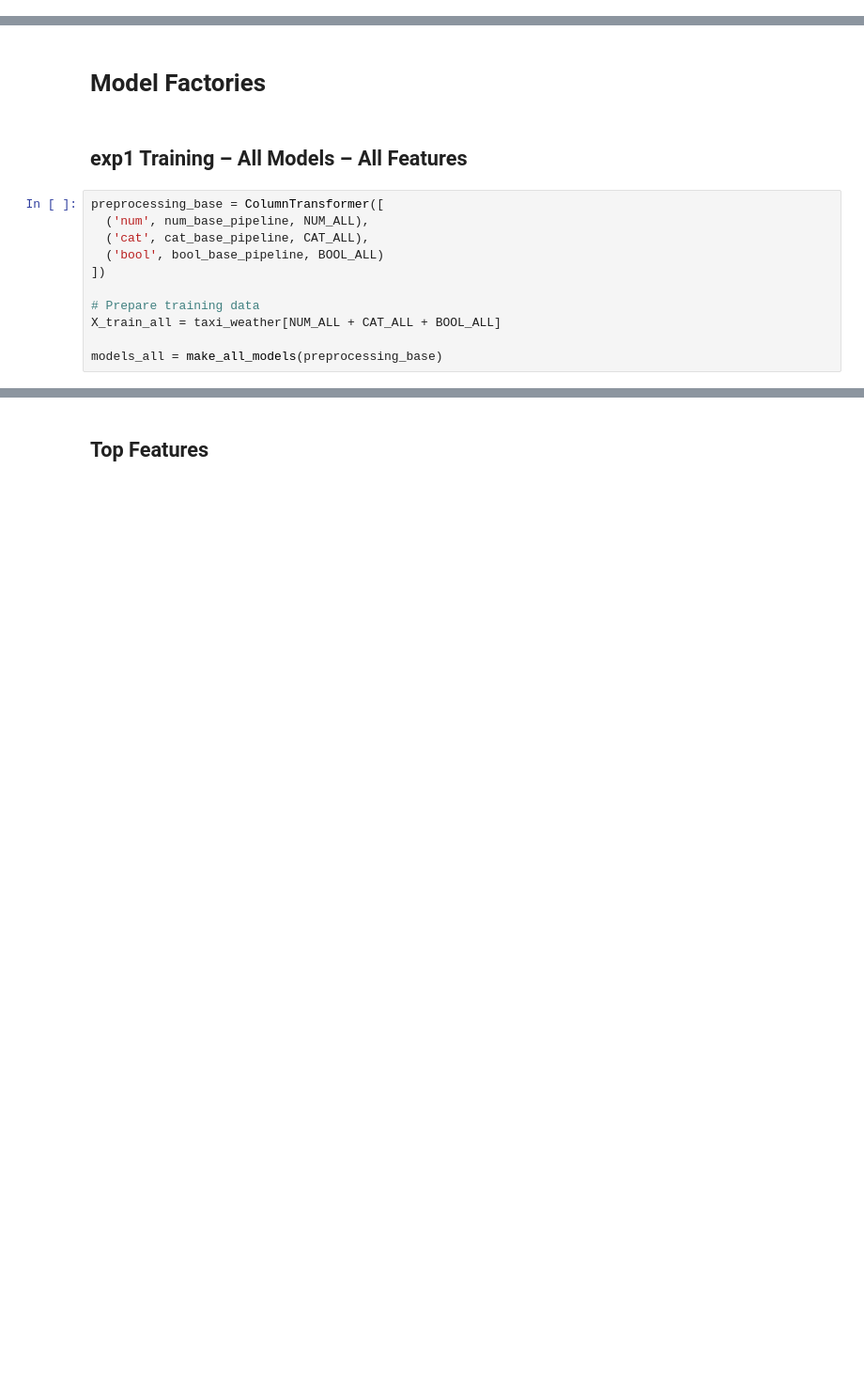
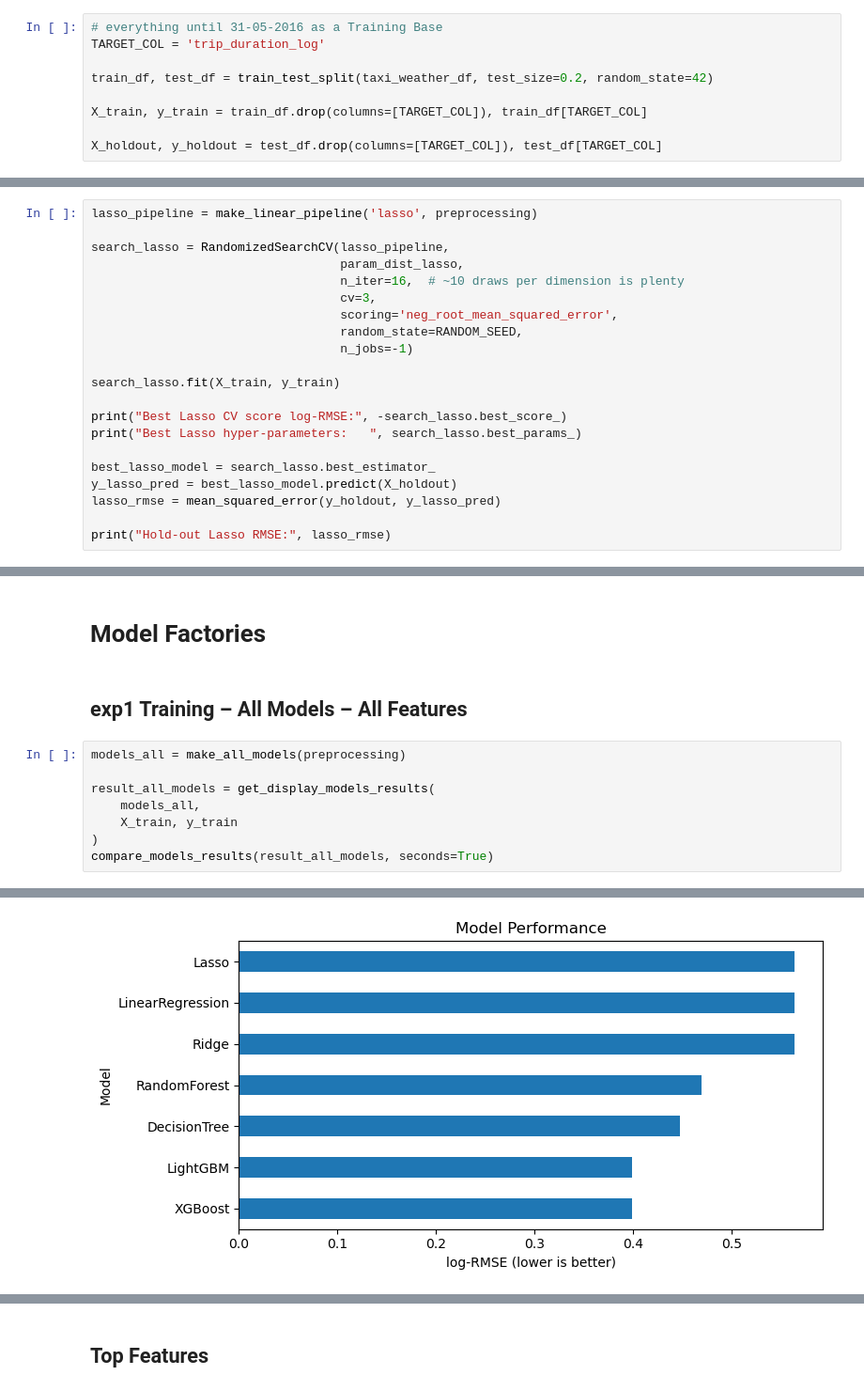
Before and after one commit to Wendo99/NYC-Taxi-Trip-Duration, a Jupyter notebook: notebooks/modelling.ipynb, the cells around one changed output, grey strips where cells are left out. Shown: that part at 94% size. Drawn from its saved outputs; the diff is of its cells as text; blank space fills up the shorter version.

Commit message:
hyper evaluation

```diff
--- a/notebooks/modelling.ipynb
+++ b/notebooks/modelling.ipynb
@@ -66,0 +44,9 @@ y_train = taxi_weather_labels['trip_duration_log']
+# %%
+# everything until 31-05-2016 as a Training Base
+TARGET_COL = 'trip_duration_log'
+
+train_df, test_df = train_test_split(taxi_weather_df, test_size=0.2, random_state=42)
+
+X_train, y_train = train_df.drop(columns=[TARGET_COL]), train_df[TARGET_COL]
+
+X_holdout, y_holdout = test_df.drop(columns=[TARGET_COL]), test_df[TARGET_COL]
@@ -66,0 +246,21 @@ y_train = taxi_weather_labels['trip_duration_log']
+# %%
+lasso_pipeline = make_linear_pipeline('lasso', preprocessing)
+
+search_lasso = RandomizedSearchCV(lasso_pipeline,
+                                  param_dist_lasso,
+                                  n_iter=16,  # ~10 draws per dimension is plenty
+                                  cv=3,
+                                  scoring='neg_root_mean_squared_error',
+                                  random_state=RANDOM_SEED,
+                                  n_jobs=-1)
+
+search_lasso.fit(X_train, y_train)
+
+print("Best Lasso CV score log-RMSE:", -search_lasso.best_score_)
+print("Best Lasso hyper-parameters:   ", search_lasso.best_params_)
+
+best_lasso_model = search_lasso.best_estimator_
+y_lasso_pred = best_lasso_model.predict(X_holdout)
+lasso_rmse = mean_squared_error(y_holdout, y_lasso_pred)
+
+print("Hold-out Lasso RMSE:", lasso_rmse)
@@ -69,13 +613,11 @@ y_train = taxi_weather_labels['trip_duration_log']
 # %% [markdown]
 ## exp1 Training – All Models – All Features
 # %%
-preprocessing_base = ColumnTransformer([
-  ('num', num_base_pipeline, NUM_ALL),
-  ('cat', cat_base_pipeline, CAT_ALL),
-  ('bool', bool_base_pipeline, BOOL_ALL)
-])
+models_all = make_all_models(preprocessing)
 
-# Prepare training data
-X_train_all = taxi_weather[NUM_ALL + CAT_ALL + BOOL_ALL]
-
-models_all = make_all_models(preprocessing_base)
+result_all_models = get_display_models_results(
+    models_all,
+    X_train, y_train
+)
+compare_models_results(result_all_models, seconds=True)
+# %% [output]
@@ -81,0 +651 @@ models_all = make_all_models(preprocessing_base)
+[figure, added]
```
Also changed, not shown: parts of 40 cells of this notebook, 11 other files.
